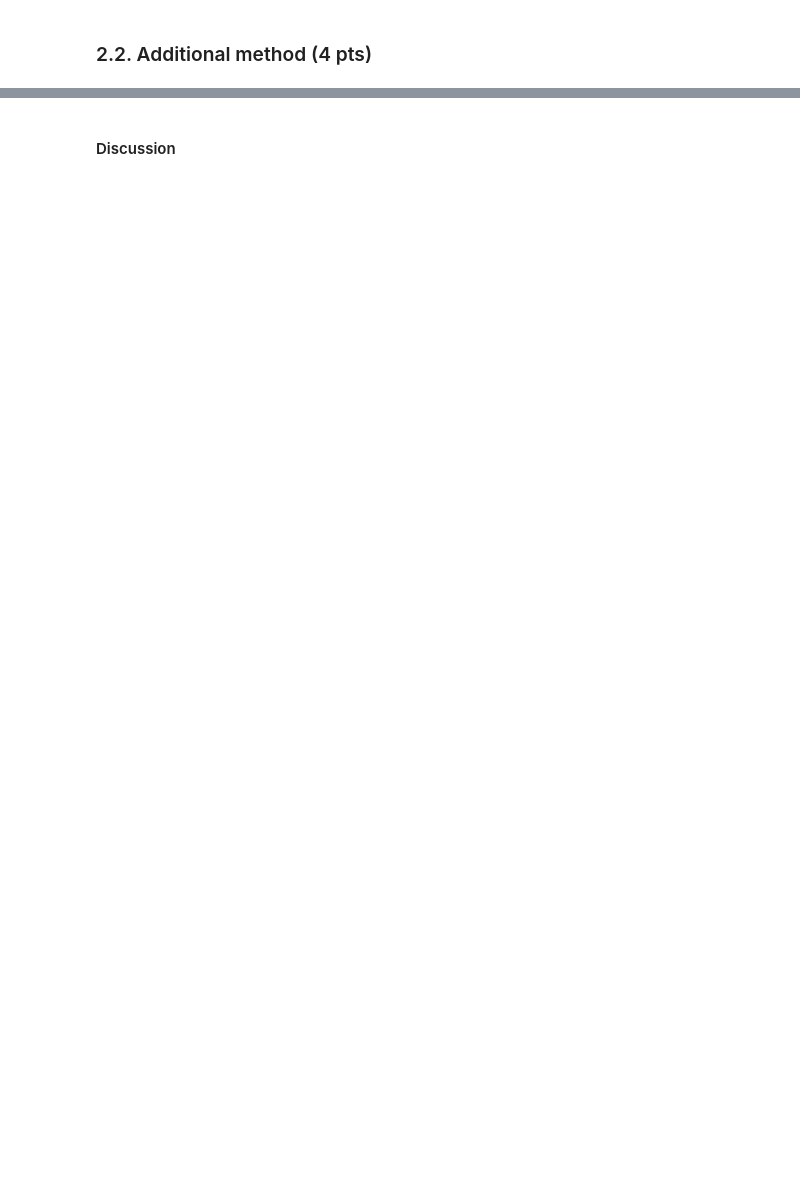
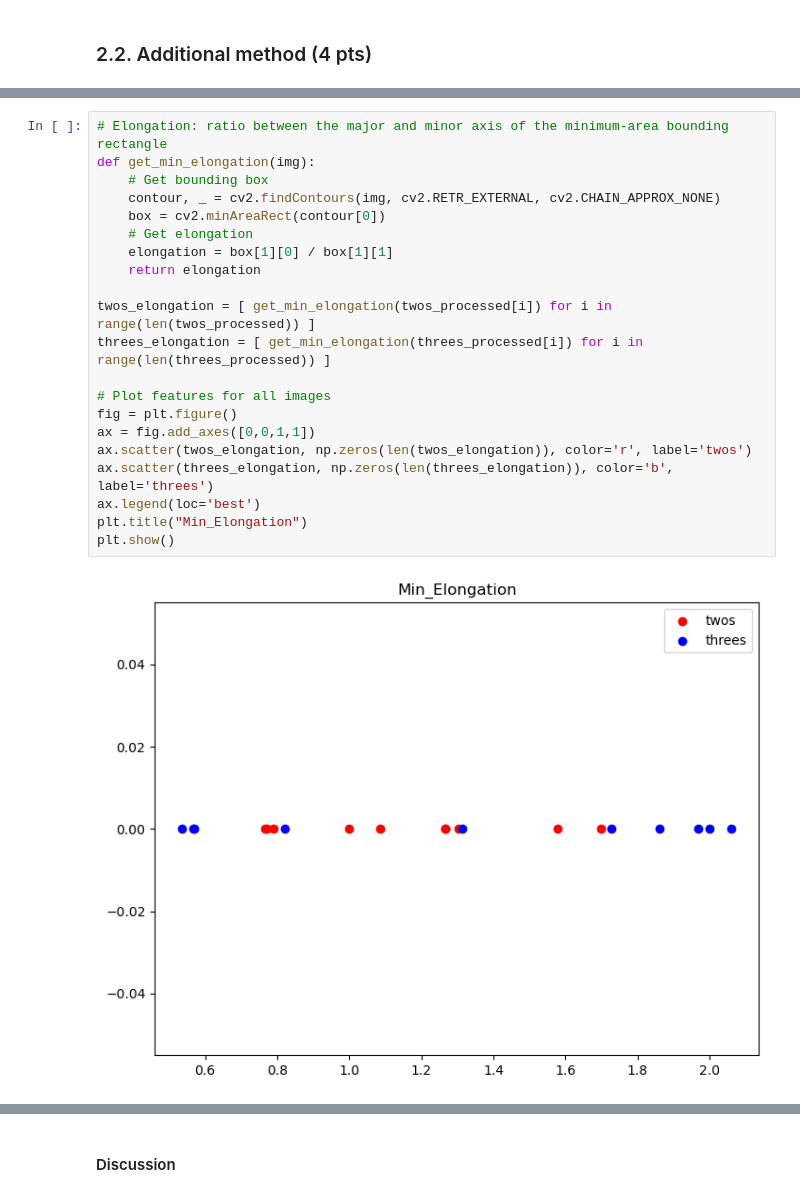
Before and after one commit to alessandrodalbesio/EPFL-image-analysis-and-pattern-recognition, a Jupyter notebook: lab_02_object_description.ipynb, the cells around one changed output, grey strips where cells are left out. Drawn from its saved outputs; the diff is of its cells as text; blank space fills up the shorter version.

```diff
--- a/lab_02_object_description.ipynb
+++ b/lab_02_object_description.ipynb
@@ -733,3 +766,26 @@ plt.title("Elongation")
 plt.show()
 # %% [output]
 [figure]
+# %%
+# Elongation: ratio between the major and minor axis of the minimum-area bounding rectangle
+def get_min_elongation(img):
+    # Get bounding box
+    contour, _ = cv2.findContours(img, cv2.RETR_EXTERNAL, cv2.CHAIN_APPROX_NONE)
+    box = cv2.minAreaRect(contour[0])
+    # Get elongation
+    elongation = box[1][0] / box[1][1]
+    return elongation
+
+twos_elongation = [ get_min_elongation(twos_processed[i]) for i in range(len(twos_processed)) ]
+threes_elongation = [ get_min_elongation(threes_processed[i]) for i in range(len(threes_processed)) ]
+
+# Plot features for all images
+fig = plt.figure()
+ax = fig.add_axes([0,0,1,1])
+ax.scatter(twos_elongation, np.zeros(len(twos_elongation)), color='r', label='twos')
+ax.scatter(threes_elongation, np.zeros(len(threes_elongation)), color='b', label='threes')
+ax.legend(loc='best')
+plt.title("Min_Elongation")
+plt.show()
+# %% [output]
+[figure, added]
```
Also changed, not shown: parts of 24 cells of this notebook.
